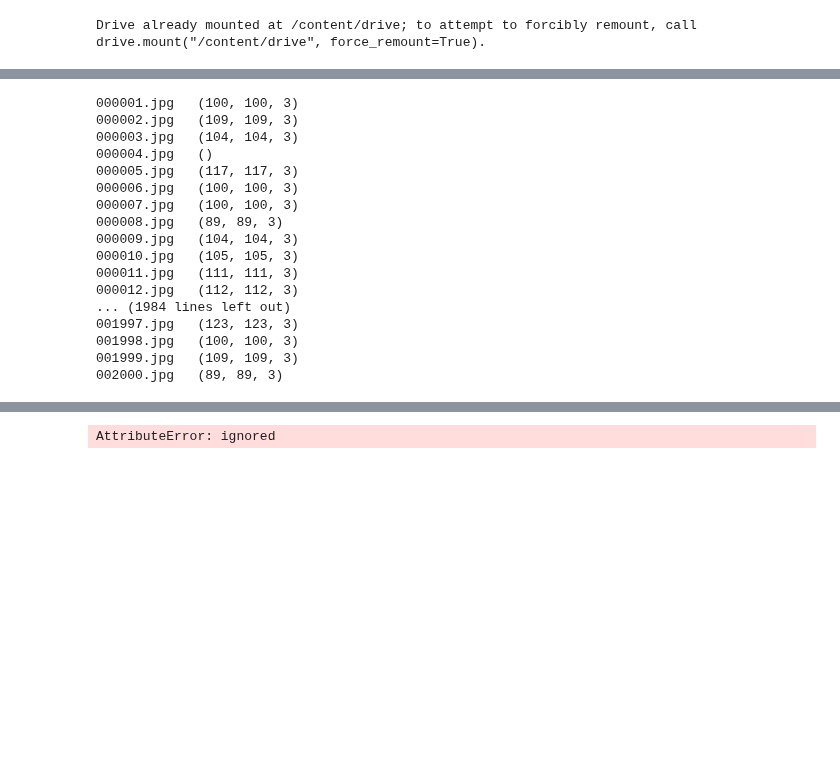
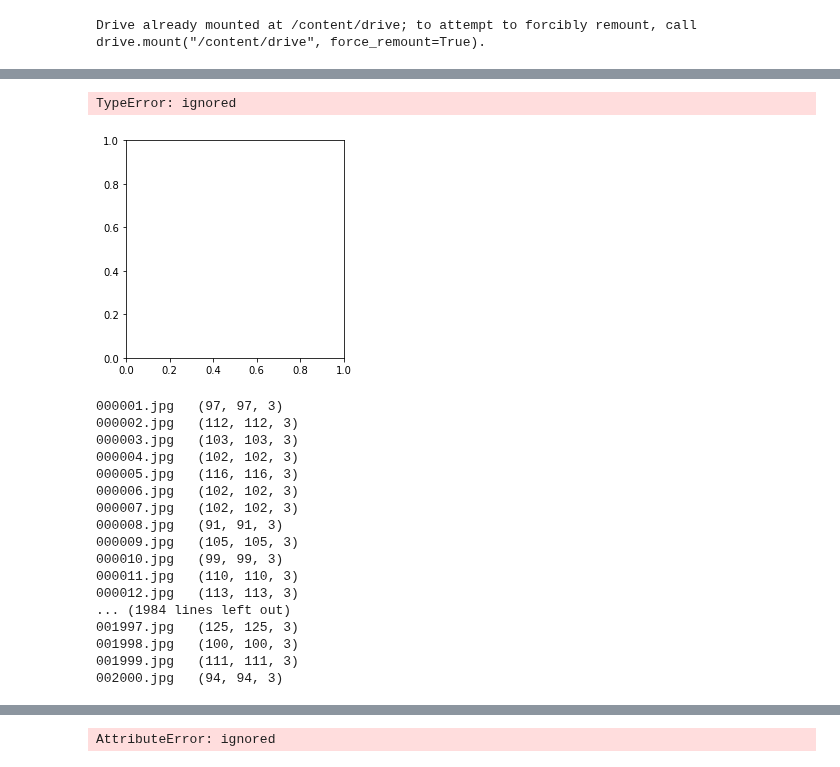
Before and after one commit to lephuocdat2000/-CS114.K21-, a Jupyter notebook: Gender_Classification.ipynb, the cells around one changed output, grey strips where cells are left out. Drawn from its saved outputs; the diff is of its cells as text; code cells hidden in the pictures; blank space fills up the shorter version.

```diff
--- a/Gender_Classification.ipynb
+++ b/Gender_Classification.ipynb
@@ -43,30 +43,35 @@ def load_resize_extractface(fname):
       #cv2.rectangle(image, (x, y), (x + w, y + h), (0, 255, 0), 2)
        roi_color = image[y:y + h, x:x + w]
        return roi_color
+# %%
+plt.imshow(load_resize_extractface(images_folder + '001889.jpg'))
+# %% [output]
+TypeError: ignored
+[figure, added]
 # %%
-arr_image=[]
+arr_image=[[]]
 for fname in df_attr['Id_image']:
    x=np.array(load_resize_extractface(images_folder + fname))
    print(fname," ",x.shape)
-     arr_image.append(x)
+   arr_image.append(x)
 # %% [output]
-000001.jpg   (100, 100, 3)
-000002.jpg   (109, 109, 3)
-000003.jpg   (104, 104, 3)
-000004.jpg   ()
-000005.jpg   (117, 117, 3)
-000006.jpg   (100, 100, 3)
-000007.jpg   (100, 100, 3)
-000008.jpg   (89, 89, 3)
-000009.jpg   (104, 104, 3)
-000010.jpg   (105, 105, 3)
-000011.jpg   (111, 111, 3)
-000012.jpg   (112, 112, 3)
+000001.jpg   (97, 97, 3)
+000002.jpg   (112, 112, 3)
+000003.jpg   (103, 103, 3)
+000004.jpg   (102, 102, 3)
+000005.jpg   (116, 116, 3)
+000006.jpg   (102, 102, 3)
+000007.jpg   (102, 102, 3)
+000008.jpg   (91, 91, 3)
+000009.jpg   (105, 105, 3)
+000010.jpg   (99, 99, 3)
+000011.jpg   (110, 110, 3)
+000012.jpg   (113, 113, 3)
 ... (1984 lines left out)
-001997.jpg   (123, 123, 3)
+001997.jpg   (125, 125, 3)
 001998.jpg   (100, 100, 3)
-001999.jpg   (109, 109, 3)
-002000.jpg   (89, 89, 3)
+001999.jpg   (111, 111, 3)
+002000.jpg   (94, 94, 3)
 # %%
 from sklearn.model_selection import train_test_split
 from sklearn.linear_model import LogisticRegression
```
Also changed, not shown: parts of 8 cells of this notebook.
